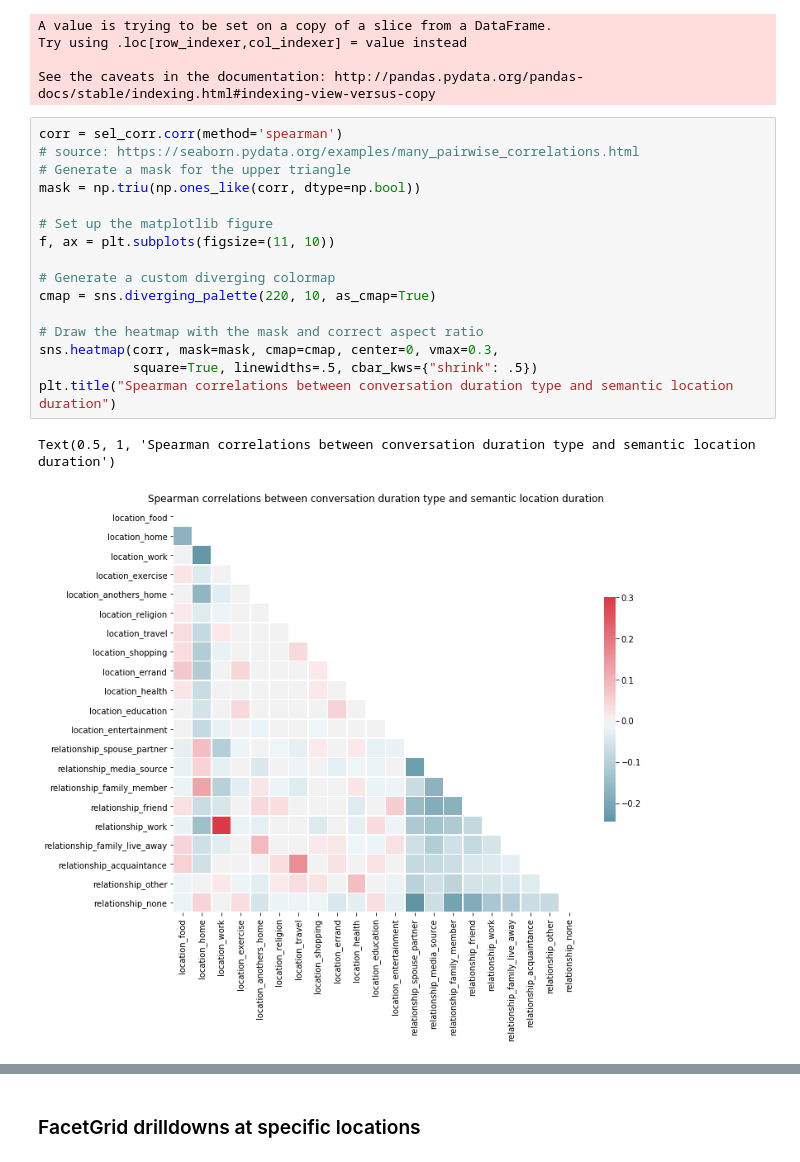
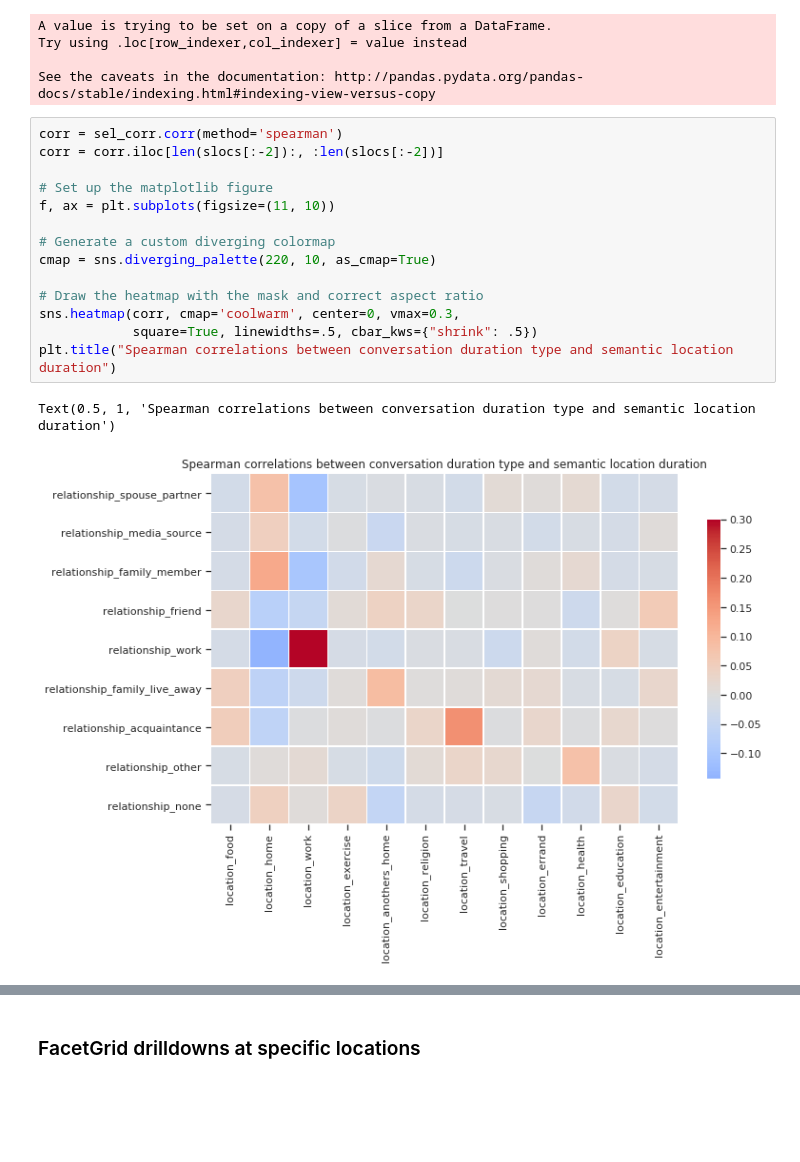
Before and after one commit to tliu526/lifesense, a Jupyter notebook: vad-exploration.ipynb, the cells around one changed output, grey strips where cells are left out. Saved outputs shown, nothing was run; the diff lists cells and outputs as text; blank space fills up the shorter version.

```diff
--- a/vad-exploration.ipynb
+++ b/vad-exploration.ipynb
@@ -591,20 +615,18 @@ Try using .loc[row_indexer,col_indexer] = value instead
 See the caveats in the documentation: http://pandas.pydata.org/pandas-docs/stable/indexing.html#indexing-view-versus-copy
 # %%
 corr = sel_corr.corr(method='spearman')
-# source: https://seaborn.pydata.org/examples/many_pairwise_correlations.html
-# Generate a mask for the upper triangle
-mask = np.triu(np.ones_like(corr, dtype=np.bool))
+corr = corr.iloc[len(slocs[:-2]):, :len(slocs[:-2])]
 
 # Set up the matplotlib figure
 f, ax = plt.subplots(figsize=(11, 10))
 
 # Generate a custom diverging colormap
 cmap = sns.diverging_palette(220, 10, as_cmap=True)
 
 # Draw the heatmap with the mask and correct aspect ratio
-sns.heatmap(corr, mask=mask, cmap=cmap, center=0, vmax=0.3,
+sns.heatmap(corr, cmap='coolwarm', center=0, vmax=0.3,
             square=True, linewidths=.5, cbar_kws={"shrink": .5})
 plt.title("Spearman correlations between conversation duration type and semantic location duration")
 # %% [output]
 Text(0.5, 1, 'Spearman correlations between conversation duration type and semantic location duration')
-[figure, old version]
+[figure, new version]
```
Also changed, not shown: parts of 33 cells of this notebook.
